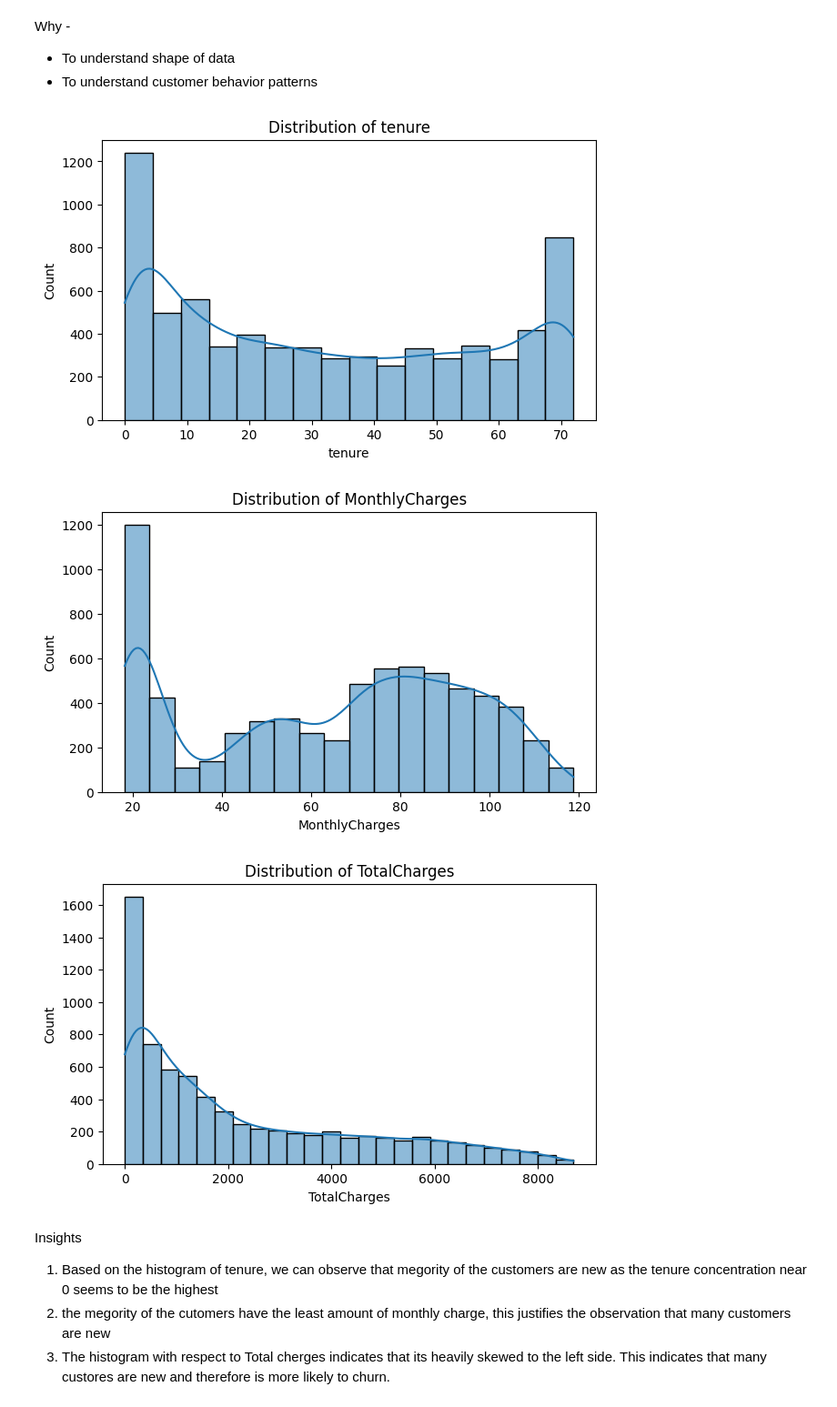
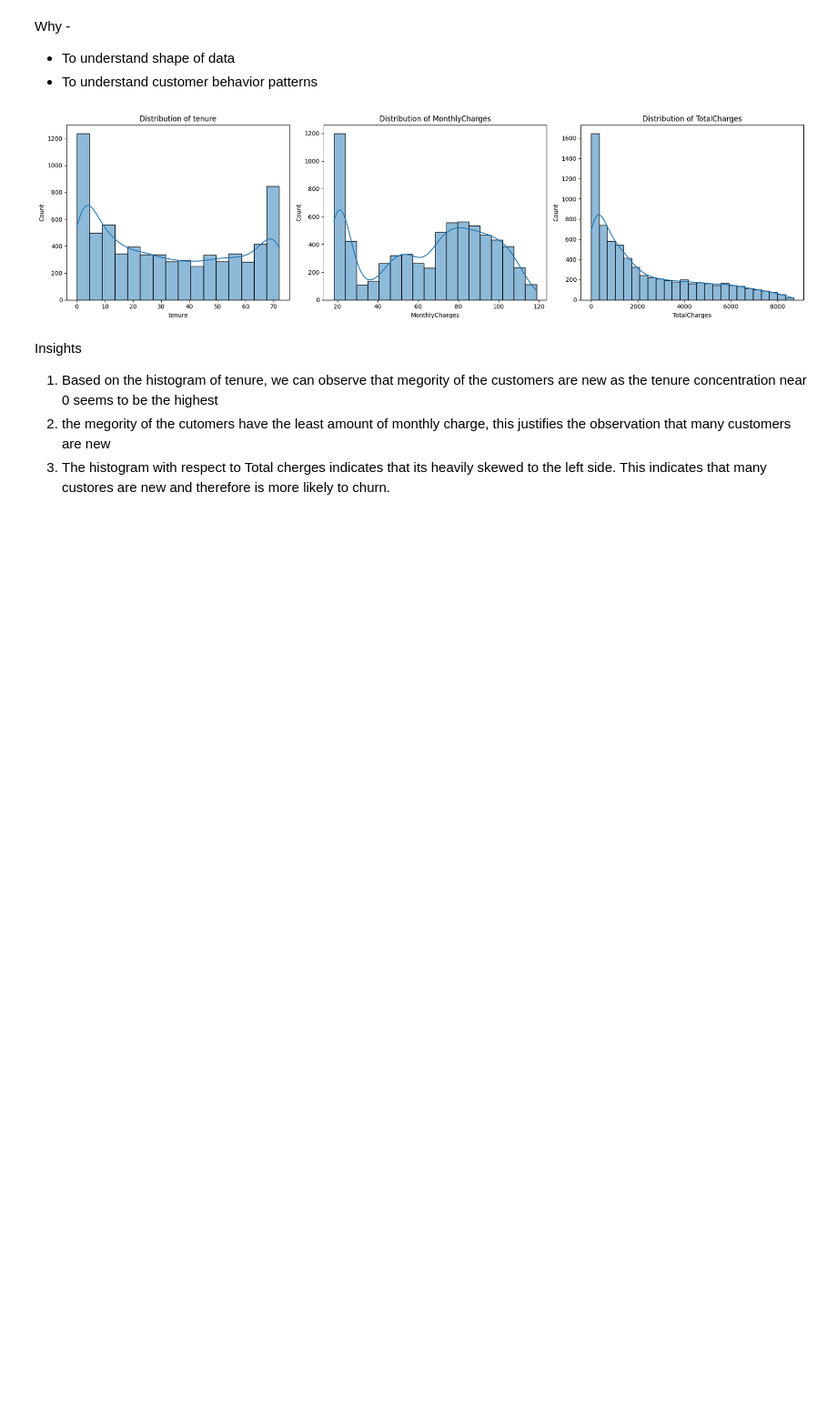
Before and after one commit to yumna-prog/Customer-Churn-Prediction, a Jupyter notebook: CustomerChurnPreduiction.ipynb, the cells around one changed output. Shown at 91% size. Drawn from its saved outputs; the diff is of its cells as text; code cells hidden in the pictures; blank space fills up the shorter version.

```diff
--- a/CustomerChurnPreduiction.ipynb
+++ b/CustomerChurnPreduiction.ipynb
@@ -417,15 +421,15 @@ Why -
 # %%
 numeric_cols = ['tenure','MonthlyCharges','TotalCharges']
 
-for col in numeric_cols:
-    plt.figure(figsize=(7,4))
-    sns.histplot(Telecommuniction_df[col], kde=True)
-    plt.title(f'Distribution of {col}')
-    plt.show()
+fig, axes = plt.subplots(1, len(numeric_cols), figsize=(18, 5))
+for i, col in enumerate(numeric_cols):
+    sns.histplot(Telecommuniction_df[col], kde=True, ax=axes[i])
+    axes[i].set_title(f'Distribution of {col}')
+
+plt.tight_layout()
+plt.show()
 # %% [output]
-[figure, old version]
+[figure, new version]
-[figure, removed]
-[figure, removed]
 # %% [markdown]
 Insights
 1. Based on the histogram of tenure, we can observe that megority of the customers are new as the tenure concentration near 0 seems to be the highest
```
Also changed, not shown: parts of 17 cells of this notebook.
